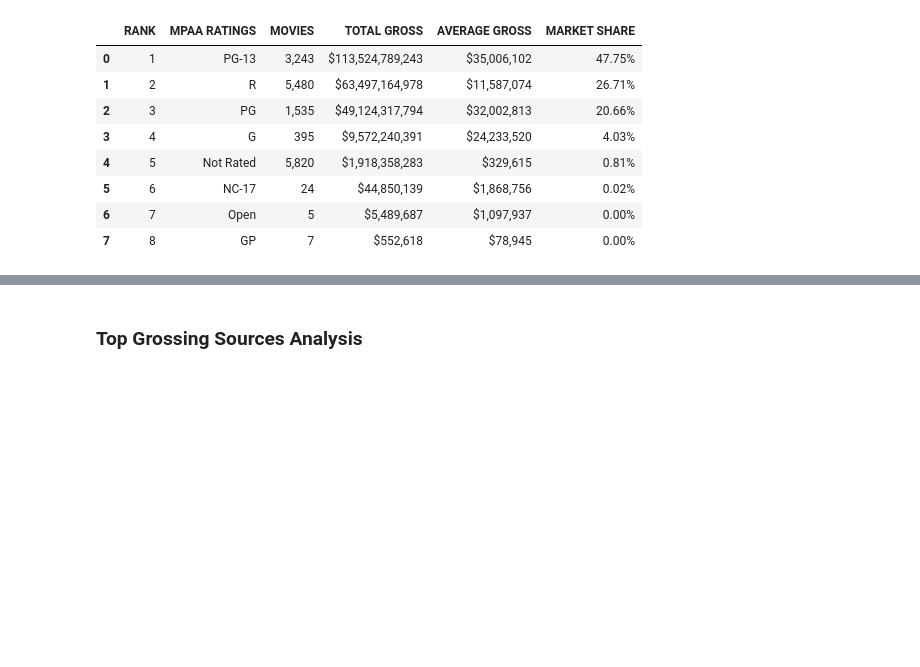
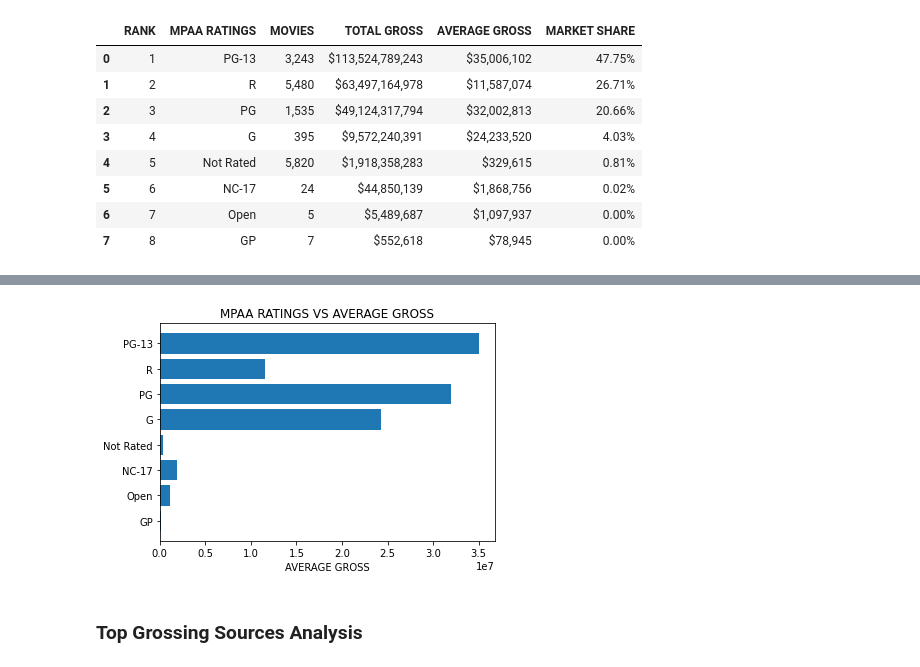
Before and after one commit to aliyusifov99/Hollywood-Theatrical-Market-Synopsis-1995-to-2021, a Jupyter notebook: Hollywood_Theatrical_Market_Synopsis_1995_to_2021.ipynb, the cells around one changed output, grey strips where cells are left out. Saved outputs shown, nothing was run; the diff lists cells and outputs as text; code cells hidden in the pictures; blank space fills up the shorter version.

```diff
--- a/Hollywood_Theatrical_Market_Synopsis_1995_to_2021.ipynb
+++ b/Hollywood_Theatrical_Market_Synopsis_1995_to_2021.ipynb
@@ -814,3 +859,13 @@ TopGrossingRatings
+# %%
+# Bar plot for MPAA Rating and Average Gross
+fig, ax = plt.subplots()
+ax.barh(TopGrossingRatings['MPAA RATINGS'], TopGrossingRatings['AVERAGE GROSS'], align='center')
+ax.invert_yaxis()  # labels read top-to-bottom
+ax.set_xlabel('AVERAGE GROSS')
+ax.set_title('MPAA RATINGS VS AVERAGE GROSS')
+plt.show()
+# %% [output]
+[figure, added]
 # %% [markdown]
 ### Top Grossing Sources Analysis
 # %%
```
Also changed, not shown: parts of 32 cells of this notebook.
